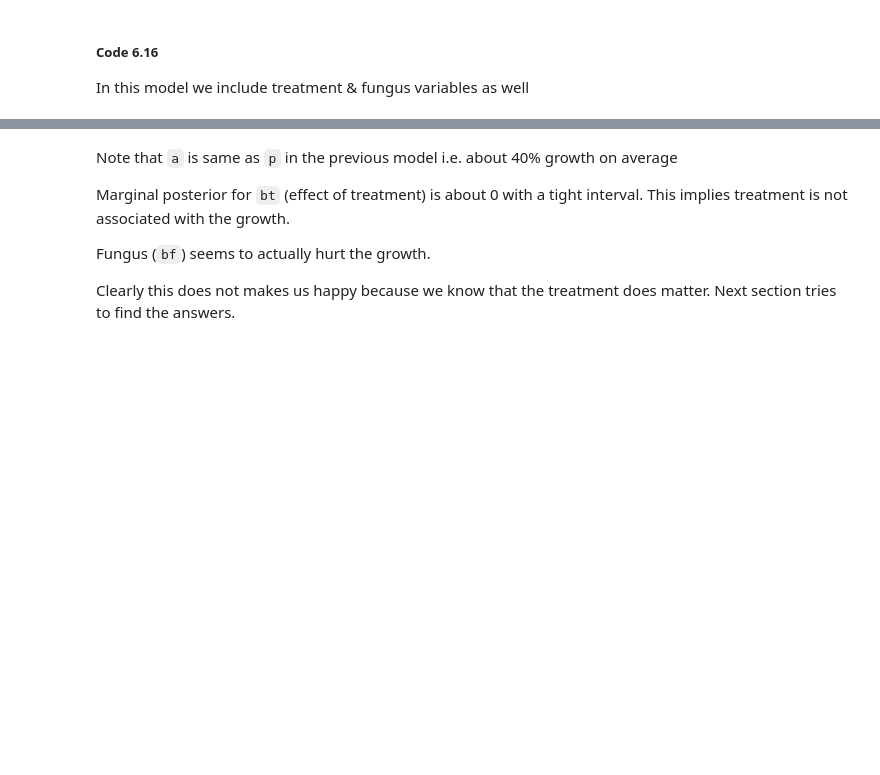
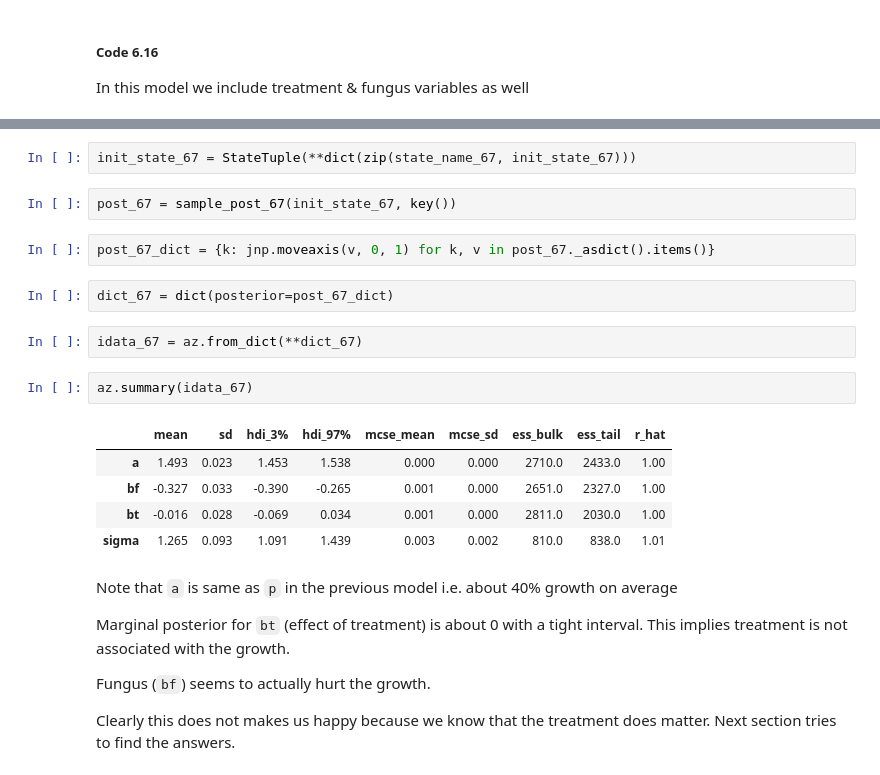
Before and after one commit to qpsy/rethinking-tfp2, a Jupyter notebook: 06_the_haunted_dag_and_the_causal_terror-2.ipynb, the cells around one changed output, grey strips where cells are left out. Drawn from its saved outputs; the diff is of its cells as text; blank space fills up the shorter version.

```diff
--- a/06_the_haunted_dag_and_the_causal_terror-2.ipynb
+++ b/06_the_haunted_dag_and_the_causal_terror-2.ipynb
@@ -769,3 +744,21 @@ az.summary(trace_6_7, hdi_prob=0.89)
+# %%
+init_state_67 = StateTuple(**dict(zip(state_name_67, init_state_67)))
+# %%
+post_67 = sample_post_67(init_state_67, key())
+# %%
+post_67_dict = {k: jnp.moveaxis(v, 0, 1) for k, v in post_67._asdict().items()}
+# %%
+dict_67 = dict(posterior=post_67_dict)
+# %%
+idata_67 = az.from_dict(**dict_67)
+# %%
+az.summary(idata_67)
+# %% [output]
+|  | mean | sd | hdi_3% | hdi_97% | mcse_mean | mcse_sd | ess_bulk | ess_tail | r_hat |
+| a | 1.493 | 0.023 | 1.453 | 1.538 | 0.000 | 0.000 | 2710.0 | 2433.0 | 1.00 |
+| bf | -0.327 | 0.033 | -0.390 | -0.265 | 0.001 | 0.000 | 2651.0 | 2327.0 | 1.00 |
+| bt | -0.016 | 0.028 | -0.069 | 0.034 | 0.001 | 0.000 | 2811.0 | 2030.0 | 1.00 |
+| sigma | 1.265 | 0.093 | 1.091 | 1.439 | 0.003 | 0.002 | 810.0 | 838.0 | 1.01 |
 # %% [markdown]
 Note that `a` is same as `p` in the previous model i.e. about 40% growth on average
 
```
Also changed, not shown: parts of 41 cells of this notebook.
